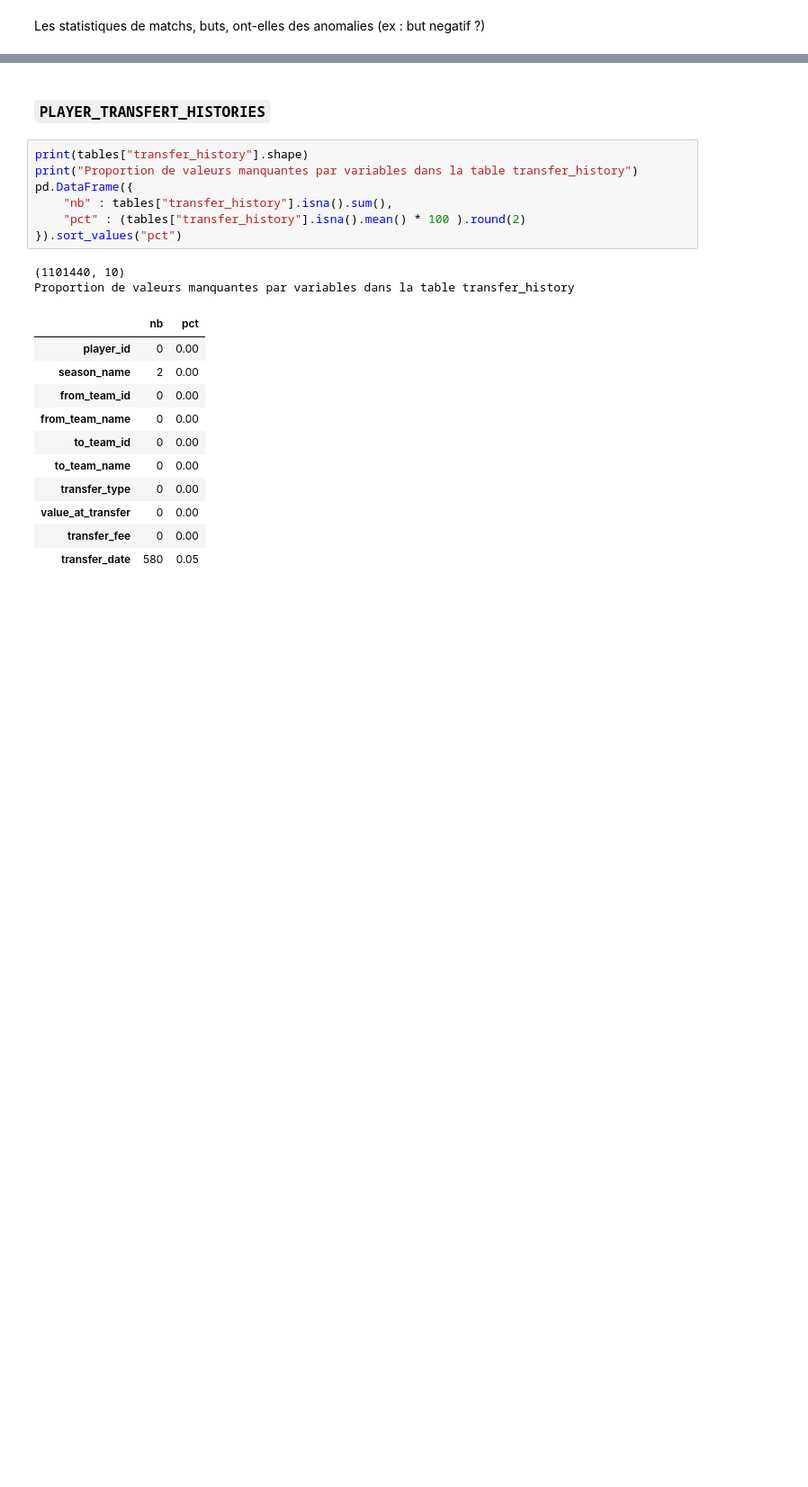
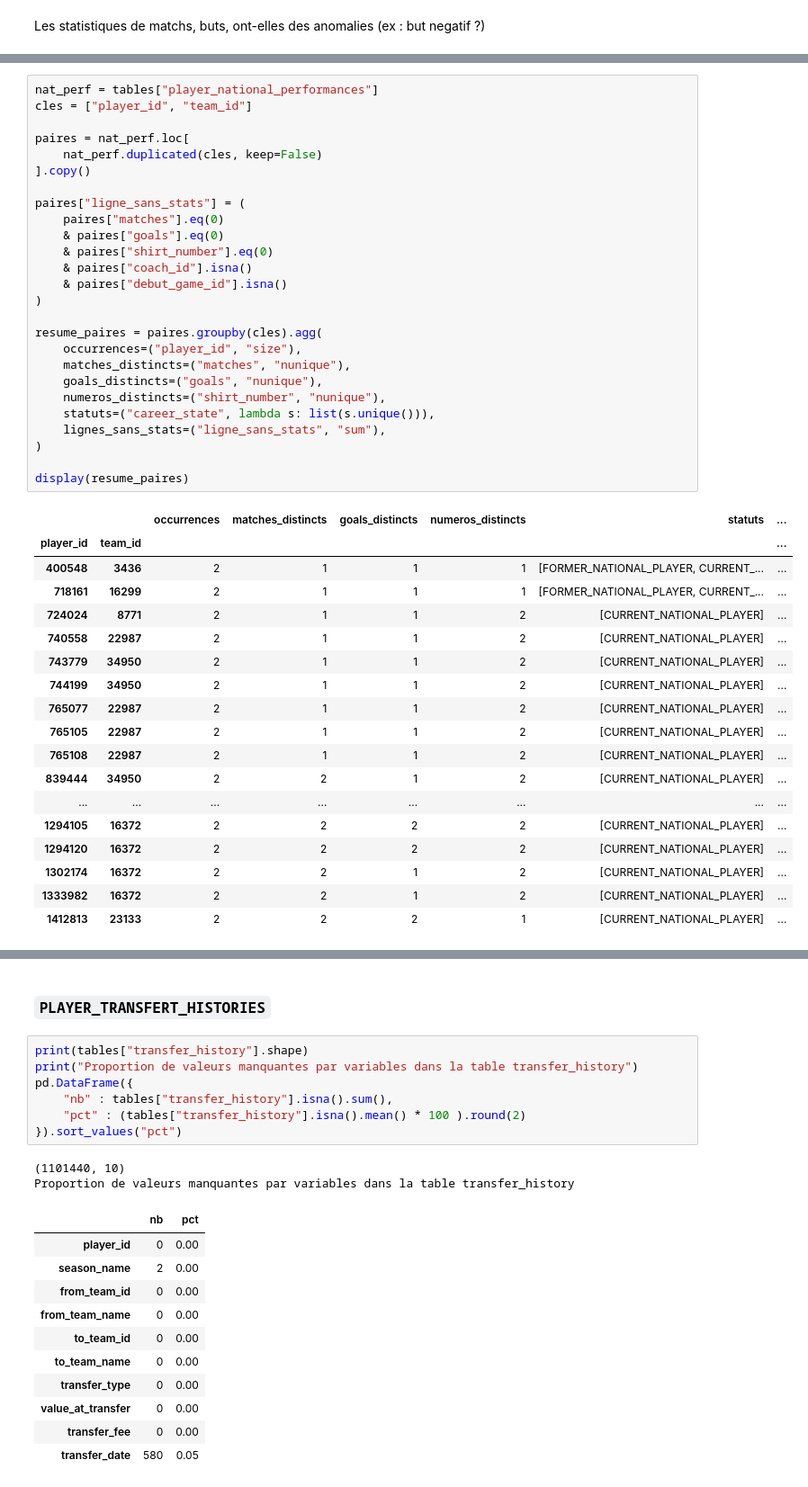
Before and after one commit to Charlesptrd/football-key-person-insurance, a Jupyter notebook: notebooks/01_database.ipynb, the cells around one changed output, grey strips where cells are left out. Shown at 90% size. Cells and saved outputs as stored; diff of their text form; blank space fills up the shorter version.

```diff
--- a/notebooks/01_database.ipynb
+++ b/notebooks/01_database.ipynb
@@ -1387,0 +1739,45 @@ max      223.000000    141.000000
+# %%
+nat_perf = tables["player_national_performances"]
+cles = ["player_id", "team_id"]
+
+paires = nat_perf.loc[
+    nat_perf.duplicated(cles, keep=False)
+].copy()
+
+paires["ligne_sans_stats"] = (
+    paires["matches"].eq(0)
+    & paires["goals"].eq(0)
+    & paires["shirt_number"].eq(0)
+    & paires["coach_id"].isna()
+    & paires["debut_game_id"].isna()
+)
+
+resume_paires = paires.groupby(cles).agg(
+    occurrences=("player_id", "size"),
+    matches_distincts=("matches", "nunique"),
+    goals_distincts=("goals", "nunique"),
+    numeros_distincts=("shirt_number", "nunique"),
+    statuts=("career_state", lambda s: list(s.unique())),
+    lignes_sans_stats=("ligne_sans_stats", "sum"),
+)
+
+display(resume_paires)
+# %% [output]
+|  |  | occurrences | matches_distincts | goals_distincts | numeros_distincts | statuts | ... |
+| player_id | team_id |  |  |  |  |  | ... |
+| 400548 | 3436 | 2 | 1 | 1 | 1 | [FORMER_NATIONAL_PLAYER, CURRENT_... | ... |
+| 718161 | 16299 | 2 | 1 | 1 | 1 | [FORMER_NATIONAL_PLAYER, CURRENT_... | ... |
+| 724024 | 8771 | 2 | 1 | 1 | 2 | [CURRENT_NATIONAL_PLAYER] | ... |
+| 740558 | 22987 | 2 | 1 | 1 | 2 | [CURRENT_NATIONAL_PLAYER] | ... |
+| 743779 | 34950 | 2 | 1 | 1 | 2 | [CURRENT_NATIONAL_PLAYER] | ... |
+| 744199 | 34950 | 2 | 1 | 1 | 2 | [CURRENT_NATIONAL_PLAYER] | ... |
+| 765077 | 22987 | 2 | 1 | 1 | 2 | [CURRENT_NATIONAL_PLAYER] | ... |
+| 765105 | 22987 | 2 | 1 | 1 | 2 | [CURRENT_NATIONAL_PLAYER] | ... |
+| 765108 | 22987 | 2 | 1 | 1 | 2 | [CURRENT_NATIONAL_PLAYER] | ... |
+| 839444 | 34950 | 2 | 2 | 1 | 2 | [CURRENT_NATIONAL_PLAYER] | ... |
+| ... | ... | ... | ... | ... | ... | ... | ... |
+| 1294105 | 16372 | 2 | 2 | 2 | 2 | [CURRENT_NATIONAL_PLAYER] | ... |
+| 1294120 | 16372 | 2 | 2 | 2 | 2 | [CURRENT_NATIONAL_PLAYER] | ... |
+| 1302174 | 16372 | 2 | 2 | 1 | 2 | [CURRENT_NATIONAL_PLAYER] | ... |
+| 1333982 | 16372 | 2 | 2 | 1 | 2 | [CURRENT_NATIONAL_PLAYER] | ... |
+| 1412813 | 23133 | 2 | 2 | 2 | 1 | [CURRENT_NATIONAL_PLAYER] | ... |
```
Also changed, not shown: parts of 18 cells of this notebook.
